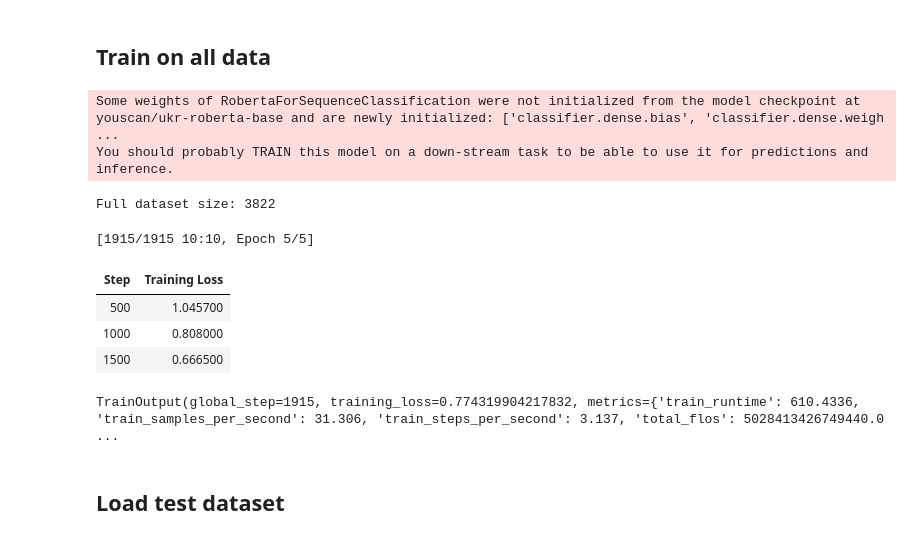
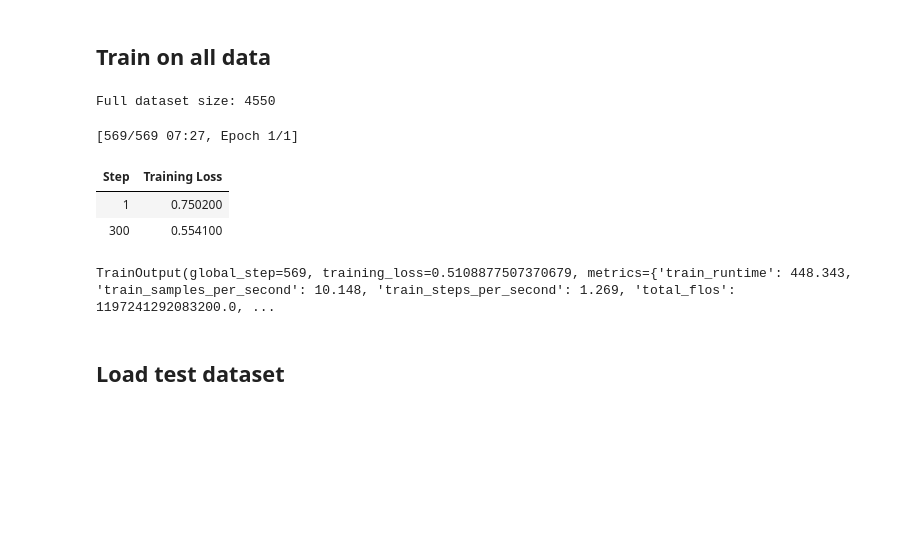
Before and after one commit to VladGrom/unlp_shared_task_2025, a Jupyter notebook: UNLP_Shared_task.ipynb, the cells around one changed output. Saved outputs shown, nothing was run; the diff lists cells and outputs as text; code cells hidden in the pictures; blank space fills up the shorter version.

```diff
--- a/UNLP_Shared_task.ipynb
+++ b/UNLP_Shared_task.ipynb
@@ -1155,13 +1341,5 @@ trainer.save_model("./models/WeightedLoss-UkrRoberta-512-optimizer-tune-train-da
 # %%
-# Combine your training and validation datasets into one dataset.
-# Load the model (multilabel classification)
-model = AutoModelForSequenceClassification.from_pretrained(
-    model_name,
-    num_labels=len(technique_list),
-    problem_type="multi_label_classification",
-    id2label=id2label,
-    label2id=label2id,
-)
+
 
 print(f"Full dataset size: {len(full_dataset)}")
 
@@ -1170,47 +1348,44 @@ training_args = TrainingArguments(
     seed=42,
     report_to="none",
     save_strategy="epoch",
-    num_train_epochs=7,  # Increase epochs if needed
+    num_train_epochs=1,  # Increase epochs if needed
     logging_strategy="steps",  # Use "steps" for step-level logging
     logging_steps=300,          # Log every 50 steps
     logging_first_step=True,
-    per_device_train_batch_size=10,
-    per_device_eval_batch_size=10,
+    per_device_train_batch_size=8,
+    per_device_eval_batch_size=8,
     learning_rate=2e-5,
     weight_decay=0.1,
     #load_best_model_at_end=True,
 )
 
 base_params = [p for n, p in model.named_parameters() if not n.startswith("classifier")]
 head_params = [p for n, p in model.named_parameters() if n.startswith("classifier")]
 optimizer = AdamW([
     {'params': base_params, 'lr': 1e-5},  # lower LR for base parameters
     {'params': head_params, 'lr': 1e-3}     # higher LR for classifier layer
 ], weight_decay=0.1)
 
 # Initialize the custom Trainer with the full dataset.
 trainer = WeightedLossTrainer(
     model=model,
     args=training_args,
     train_dataset=full_dataset,    # Using the full dataset for training.
     optimizers=(optimizer, None),
     compute_metrics=compute_metrics,
     pos_weight=pos_weight,
     data_collator=data_collator
 )
 
 # Start training.
 trainer.train()
 # %% [output]
-Some weights of RobertaForSequenceClassification were not initialized from the model checkpoint at youscan/ukr-roberta-base and are newly initialized: ['classifier.dense.bias', 'classifier.dense.weigh ...
-You should probably TRAIN this model on a down-stream task to be able to use it for predictions and inference.
+Full dataset size: 4550
-Full dataset size: 3822
+[569/569 07:27, Epoch 1/1]
+| Step | Training Loss |
+| 1 | 0.750200 |
+| 300 | 0.554100 |
-[1915/1915 10:10, Epoch 5/5]
+TrainOutput(global_step=569, training_loss=0.5108877507370679, metrics={'train_runtime': 448.343, 'train_samples_per_second': 10.148, 'train_steps_per_second': 1.269, 'total_flos': 1197241292083200.0, ...
-| Step | Training Loss |
-| 500 | 1.045700 |
-| 1000 | 0.808000 |
-| 1500 | 0.666500 |
-TrainOutput(global_step=1915, training_loss=0.774319904217832, metrics={'train_runtime': 610.4336, 'train_samples_per_second': 31.306, 'train_steps_per_second': 3.137, 'total_flos': 5028413426749440.0 ...
 # %%
 trainer.save_model("./models/WeightedLoss-UkrRoberta-512-full-data-not-tuned-thresholds")
 # %% [markdown]
```
Also changed, not shown: parts of 25 cells of this notebook.
